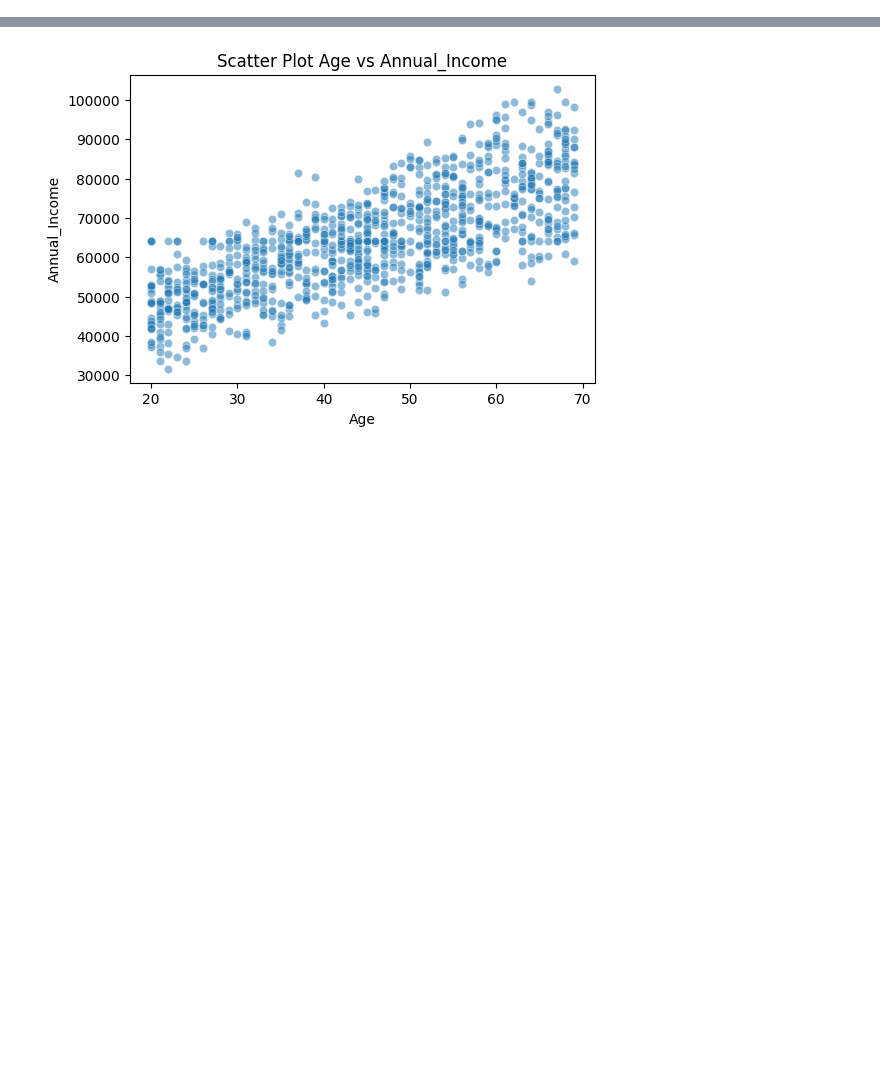
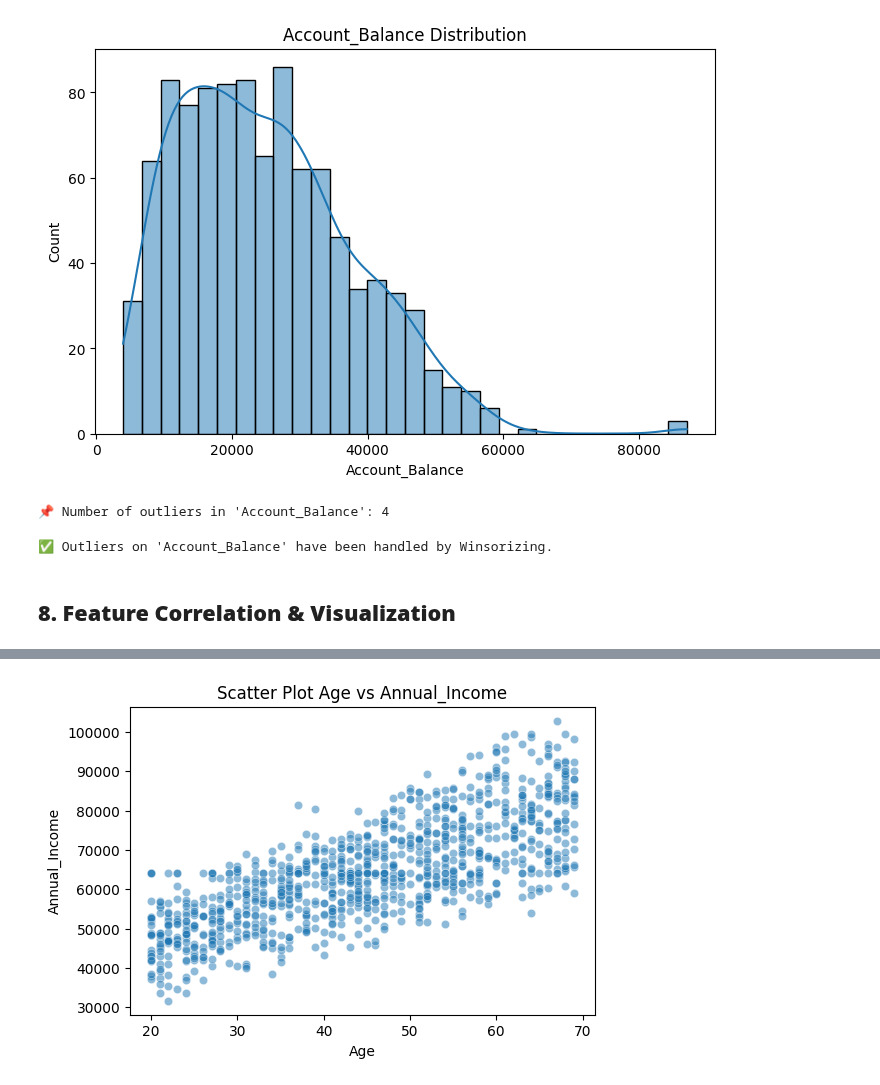
Before and after one commit to andrybrew/data-science-machine-learning-BI, a Jupyter notebook: Introduction_to_EDA_Data_Preprocessing_n_Data_Visualization.ipynb, the cells around one changed output, grey strips where cells are left out. Saved outputs shown, nothing was run; the diff lists cells and outputs as text; code cells hidden in the pictures; blank space fills up the shorter version.

```diff
--- a/Introduction_to_EDA_Data_Preprocessing_n_Data_Visualization.ipynb
+++ b/Introduction_to_EDA_Data_Preprocessing_n_Data_Visualization.ipynb
@@ -297,0 +252,33 @@ display(data[['Age', 'Annual_Income', 'Credit_Score', 'Account_Balance']].corr()
+# %%
+# Account_Balance Distribution
+plt.figure(figsize=(8, 5))
+sns.histplot(data['Account_Balance'], bins=30, kde=True)
+plt.title("Account_Balance Distribution")
+plt.show()
+# %% [output]
+[figure, added]
+# %%
+# Calculate Q1 (25%) and Q3 (75%)
+Q1 = data['Account_Balance'].quantile(0.25)
+Q3 = data['Account_Balance'].quantile(0.75)
+IQR = Q3 - Q1
+
+# Determine outlier boundariesKik untuk menerapkan
+lower_bound = Q1 - 1.5 * IQR
+upper_bound = Q3 + 1.5 * IQR
+
+# Display the number of outliers
+outliers = data[(data['Account_Balance'] < lower_bound) | (data['Account_Balance'] > upper_bound)]
+print(f"\n📌 Number of outliers in 'Account_Balance': {outliers.shape[0]}")
+# %% [output]
+📌 Number of outliers in 'Account_Balance': 4
+# %%
+# Using Winsorizing to reduce outliers
+data['Account_Balance'] = np.where(data['Account_Balance'] > upper_bound, upper_bound,
+                                   np.where(data['Account_Balance'] < lower_bound, lower_bound, data['Account_Balance']))
+
+print("\n✅ Outliers on 'Account_Balance' have been handled by Winsorizing.")
+# %% [output]
+✅ Outliers on 'Account_Balance' have been handled by Winsorizing.
+# %% [markdown]
+## **8. Feature Correlation & Visualization**
```
Also changed, not shown: parts of 72 cells of this notebook.
